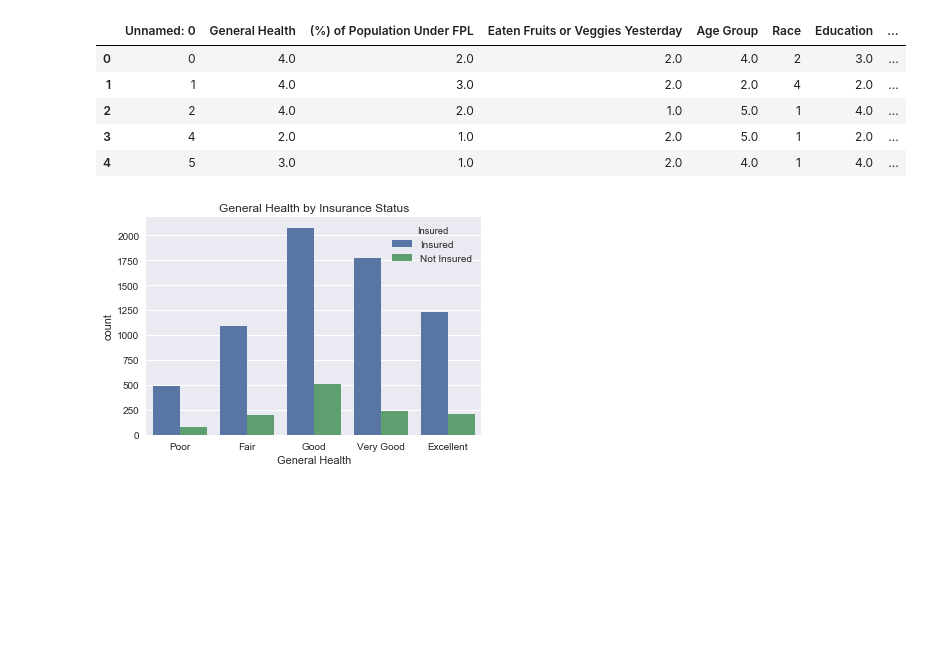
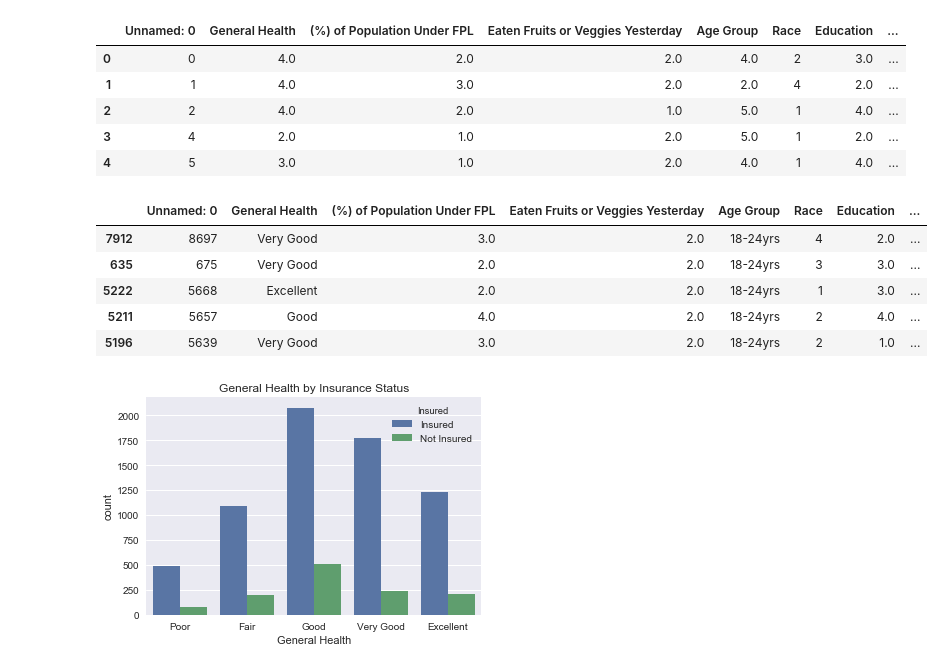
Before and after one commit to tonianderson7329/What-the-Variable, a Jupyter notebook: Alex_Plots.ipynb, the cells around one changed output. Drawn from its saved outputs; the diff is of its cells as text; code cells hidden in the pictures; blank space fills up the shorter version.

Commit message:
Changed plot

```diff
--- a/Alex_Plots.ipynb
+++ b/Alex_Plots.ipynb
@@ -26,10 +26,21 @@ drinker_labels = {"Drinker": {0: "Non-Drinker", 1: "Drinker"}}
 # %%
 # Attch labels to data in new df
 plot_df = data_df.replace(x_labels, inplace=True)
 plot_df = data_df.replace(insurance_labels, inplace=True)
 plot_df = data_df.replace(age_labels, inplace=True)
 plot_df = data_df.replace(smoker_labels, inplace=True)
 plot_df = data_df.replace(drinker_labels, inplace=True)
+
+plot_df = data_df.sort_values('Age Group',ascending=True)
+
+plot_df.head()
+# %% [output]
+|  | Unnamed: 0 | General Health | (%) of Population Under FPL | Eaten Fruits or Veggies Yesterday | Age Group | Race | Education | ... |
+| 7912 | 8697 | Very Good | 3.0 | 2.0 | 18-24yrs | 4 | 2.0 | ... |
+| 635 | 675 | Very Good | 2.0 | 2.0 | 18-24yrs | 3 | 3.0 | ... |
+| 5222 | 5668 | Excellent | 2.0 | 2.0 | 18-24yrs | 1 | 3.0 | ... |
+| 5211 | 5657 | Good | 4.0 | 2.0 | 18-24yrs | 2 | 4.0 | ... |
+| 5196 | 5639 | Very Good | 3.0 | 2.0 | 18-24yrs | 2 | 1.0 | ... |
 # %%
 # Plot 1
 sns.set(style="darkgrid")
```
Also changed, not shown: 2 other files.
